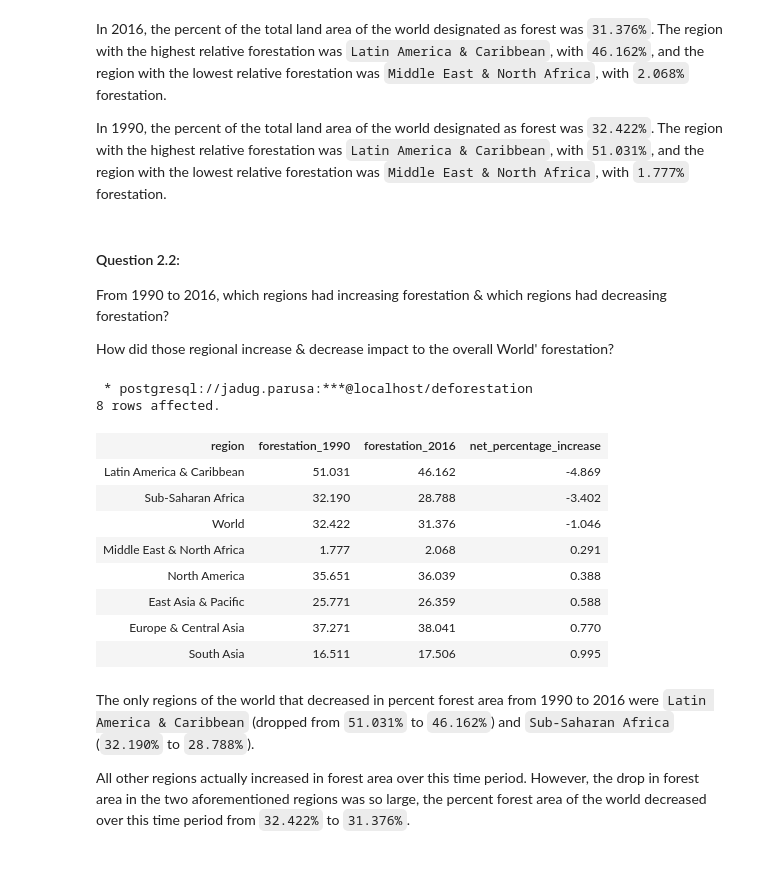
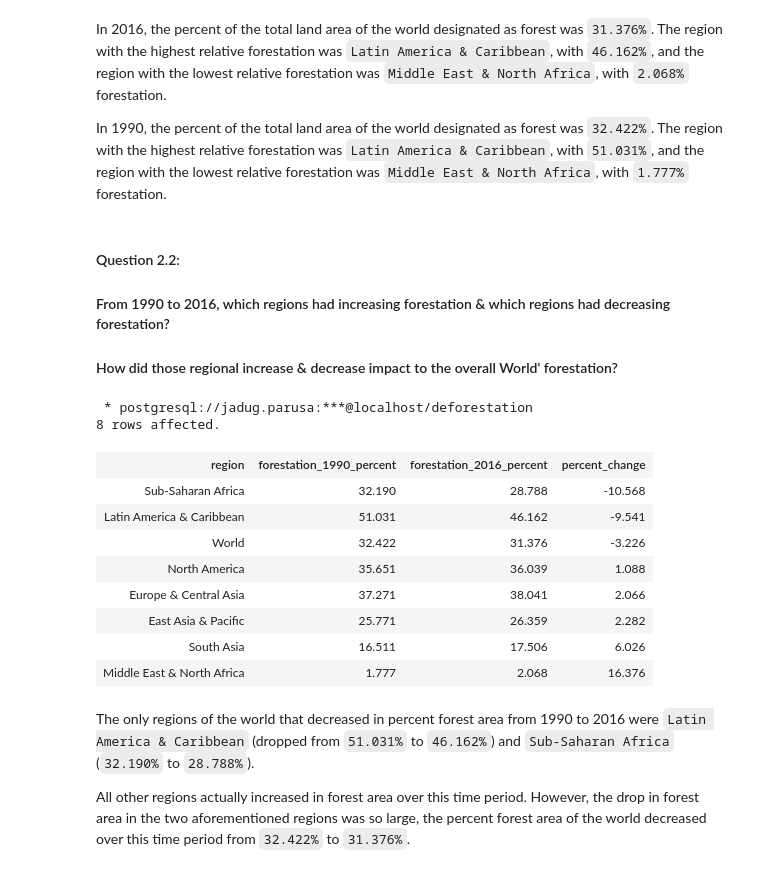
Before and after one commit to jadugnap/sql-exploration-analysis, a Jupyter notebook: deforestation.ipynb, the cells around one changed output. Cells and saved outputs as stored; diff of their text form; code cells hidden in the pictures.

```diff
--- a/deforestation.ipynb
+++ b/deforestation.ipynb
@@ -222,46 +224,45 @@ In 2016, the percent of the total land area of the world designated as forest wa
 In 1990, the percent of the total land area of the world designated as forest was `32.422%`. The region with the highest relative forestation was `Latin America & Caribbean`, with `51.031%`, and the region with the lowest relative forestation was `Middle East & North Africa`, with `1.777%` forestation.
 # %% [markdown]
 #### Question 2.2:
-From 1990 to 2016, which regions had increasing forestation & which regions had decreasing forestation?
-
-How did those regional increase & decrease impact to the overall World' forestation?
+#### From 1990 to 2016, which regions had increasing forestation & which regions had decreasing forestation?
+#### How did those regional increase & decrease impact to the overall World' forestation?
 # %%
 %%sql
 -- # self join to combine percentage (1990 or 2016)
 WITH
 rf_selfjoin AS (
     SELECT
         rf_1990.region,
-        rf_1990.forestation_percentage AS forestation_1990,
-        rf_2016.forestation_percentage AS forestation_2016
+        rf_1990.forestation_percent AS forestation_1990_percent,
+        rf_2016.forestation_percent AS forestation_2016_percent
     FROM region_forestation AS rf_1990
     JOIN region_forestation AS rf_2016
     ON
         rf_1990.region = rf_2016.region
         AND rf_1990.year = 1990
         AND rf_2016.year = 2016
 )
 
 SELECT
     region,
-    forestation_1990,
-    forestation_2016,
-    (forestation_2016 - forestation_1990) AS net_percentage_increase
+    forestation_1990_percent,
+    forestation_2016_percent,
+    ROUND(100*(forestation_2016_percent - forestation_1990_percent)/forestation_1990_percent, 3) AS percent_change
 FROM
     rf_selfjoin
 ORDER BY 4
 # %% [output]
  * postgresql://jadug.parusa:***@localhost/deforestation
 8 rows affected.
-| region | forestation_1990 | forestation_2016 | net_percentage_increase |
-| Latin America & Caribbean | 51.031 | 46.162 | -4.869 |
-| Sub-Saharan Africa | 32.190 | 28.788 | -3.402 |
-| World | 32.422 | 31.376 | -1.046 |
-| Middle East & North Africa | 1.777 | 2.068 | 0.291 |
-| North America | 35.651 | 36.039 | 0.388 |
-| East Asia & Pacific | 25.771 | 26.359 | 0.588 |
-| Europe & Central Asia | 37.271 | 38.041 | 0.770 |
-| South Asia | 16.511 | 17.506 | 0.995 |
+| region | forestation_1990_percent | forestation_2016_percent | percent_change |
+| Sub-Saharan Africa | 32.190 | 28.788 | -10.568 |
+| Latin America & Caribbean | 51.031 | 46.162 | -9.541 |
+| World | 32.422 | 31.376 | -3.226 |
+| North America | 35.651 | 36.039 | 1.088 |
+| Europe & Central Asia | 37.271 | 38.041 | 2.066 |
+| East Asia & Pacific | 25.771 | 26.359 | 2.282 |
+| South Asia | 16.511 | 17.506 | 6.026 |
+| Middle East & North Africa | 1.777 | 2.068 | 16.376 |
 # %% [markdown]
 The only regions of the world that decreased in percent forest area from 1990 to 2016 were `Latin America & Caribbean` (dropped from `51.031%` to `46.162%`) and `Sub-Saharan Africa` (`32.190%` to `28.788%`).
 
```
Also changed, not shown: parts of 22 cells of this notebook.
